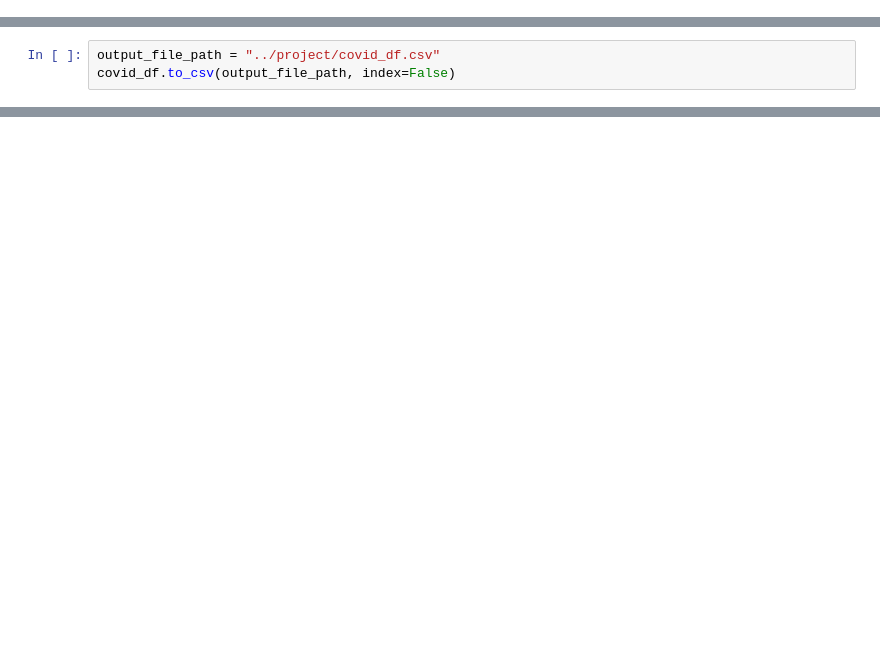
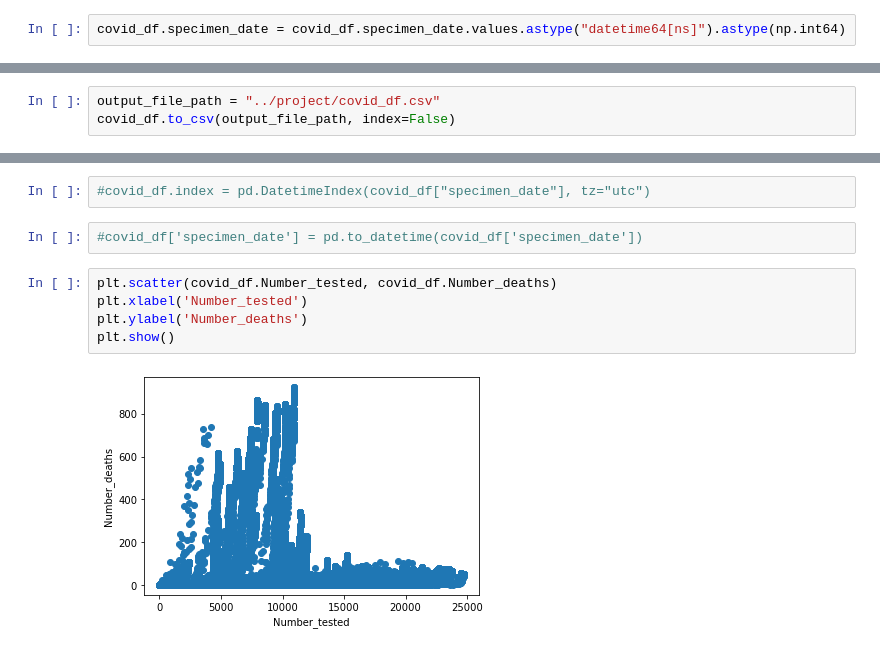
Before and after one commit to ritawang917/Covid-19-Group-Project, a Jupyter notebook: new_covid_19.ipynb, the cells around one changed output, grey strips where cells are left out. Saved outputs shown, nothing was run; the diff lists cells and outputs as text; blank space fills up the shorter version.

```diff
--- a/new_covid_19.ipynb
+++ b/new_covid_19.ipynb
@@ -124,0 +161,2 @@ covid_df
+# %%
+covid_df.specimen_date = covid_df.specimen_date.values.astype("datetime64[ns]").astype(np.int64)
@@ -127,0 +204,11 @@ covid_df.to_csv(output_file_path, index=False)
+# %%
+#covid_df.index = pd.DatetimeIndex(covid_df["specimen_date"], tz="utc")
+# %%
+#covid_df['specimen_date'] = pd.to_datetime(covid_df['specimen_date'])
+# %%
+plt.scatter(covid_df.Number_tested, covid_df.Number_deaths)
+plt.xlabel('Number_tested')
+plt.ylabel('Number_deaths')
+plt.show()
+# %% [output]
+[figure, added]
```
Also changed, not shown: parts of 24 cells of this notebook.
